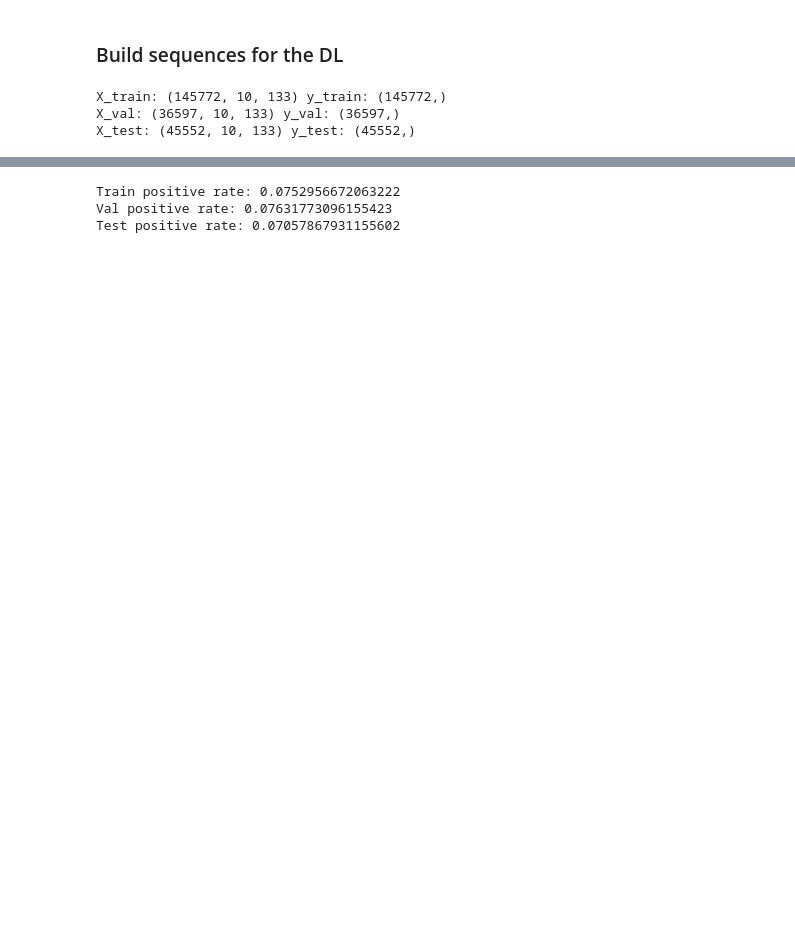
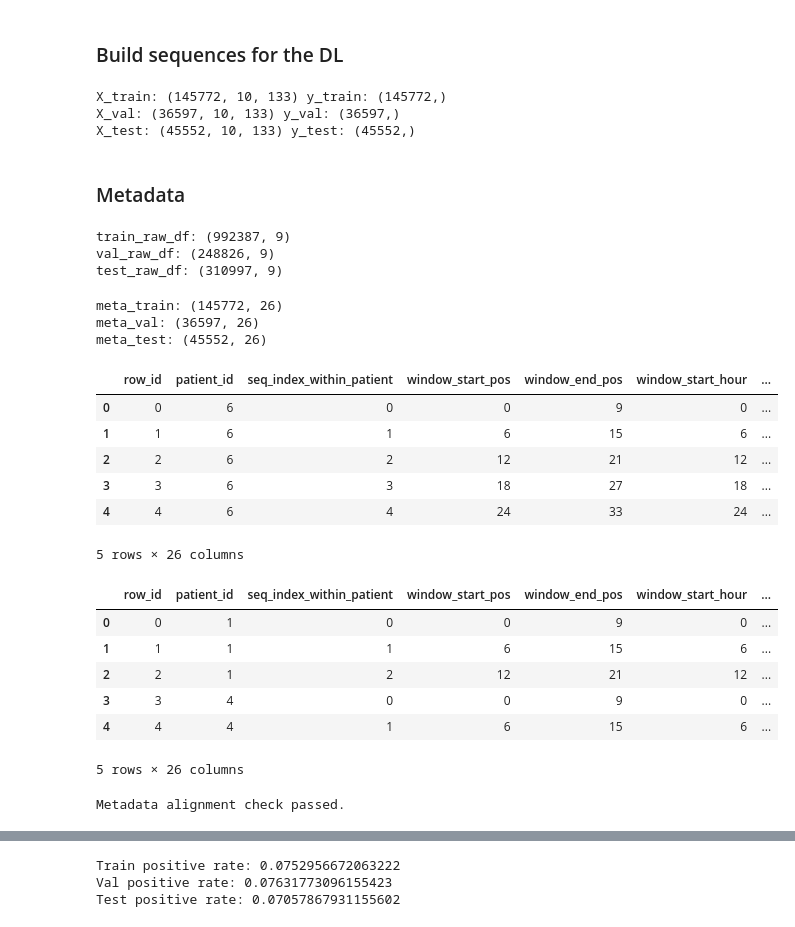
Before and after one commit to thuhieucn/Early-Sepsis-Prediction-in-Intensive-Care-Units, a Jupyter notebook: lstm-preptation.ipynb, the cells around one changed output, grey strips where cells are left out. Saved outputs shown, nothing was run; the diff lists cells and outputs as text; code cells hidden in the pictures; blank space fills up the shorter version.

Commit message:
Kaggle Notebook | LSTM_preptation | Version 5 - add metadata

```diff
--- a/lstm-preptation.ipynb
+++ b/lstm-preptation.ipynb
@@ -697,3 +695,29 @@ print("X_test:", X_test.shape, "y_test:", y_test.shape)
 X_train: (145772, 10, 133) y_train: (145772,)
 X_val: (36597, 10, 133) y_val: (36597,)
 X_test: (45552, 10, 133) y_test: (45552,)
+# %% [markdown]
+### Metadata
+# %%
+# ===== Raw data for sequence-level metadata =====
+
+# Chỉ giữ các biến raw quan trọng để nối với EDA
+META_RAW_COLS = ['HR', 'Resp', 'SBP', 'MAP', 'O2Sat', 'Temp']
+
+raw_base = X[['id', 'hour', 'SepsisLabel'] + META_RAW_COLS].copy()
+raw_base = raw_base.sort_values(['id', 'hour']).reset_index(drop=True)
+
+train_raw_df = raw_base[raw_base['id'].isin(train_ids_final)].copy()
+val_raw_df   = raw_base[raw_base['id'].isin(val_ids)].copy()
+test_raw_df  = raw_base[raw_base['id'].isin(test_ids)].copy()
+
+train_raw_df = train_raw_df.sort_values(['id', 'hour']).reset_index(drop=True)
+val_raw_df   = val_raw_df.sort_values(['id', 'hour']).reset_index(drop=True)
+test_raw_df  = test_raw_df.sort_values(['id', 'hour']).reset_index(drop=True)
+
+print("train_raw_df:", train_raw_df.shape)
+print("val_raw_df:", val_raw_df.shape)
+print("test_raw_df:", test_raw_df.shape)
+# %% [output]
+train_raw_df: (992387, 9)
+val_raw_df: (248826, 9)
+test_raw_df: (310997, 9)
@@ -699,0 +802,49 @@ X_test: (45552, 10, 133) y_test: (45552,)
+# %%
+# ===== Create sequence-level metadata =====
+
+meta_train = build_sequence_metadata(train_raw_df, seq_len=SEQ_LEN, pos_stride=1, neg_stride=6)
+meta_val   = build_sequence_metadata(val_raw_df,   seq_len=SEQ_LEN, pos_stride=1, neg_stride=6)
+meta_test  = build_sequence_metadata(test_raw_df,  seq_len=SEQ_LEN, pos_stride=1, neg_stride=6)
+
+print("meta_train:", meta_train.shape)
+print("meta_val:", meta_val.shape)
+print("meta_test:", meta_test.shape)
+
+display(meta_val.head())
+display(meta_test.head())
+# %% [output]
+meta_train: (145772, 26)
+meta_val: (36597, 26)
+meta_test: (45552, 26)
+|  | row_id | patient_id | seq_index_within_patient | window_start_pos | window_end_pos | window_start_hour | ... |
+| 0 | 0 | 6 | 0 | 0 | 9 | 0 | ... |
+| 1 | 1 | 6 | 1 | 6 | 15 | 6 | ... |
+| 2 | 2 | 6 | 2 | 12 | 21 | 12 | ... |
+| 3 | 3 | 6 | 3 | 18 | 27 | 18 | ... |
+| 4 | 4 | 6 | 4 | 24 | 33 | 24 | ... |
+5 rows × 26 columns
+|  | row_id | patient_id | seq_index_within_patient | window_start_pos | window_end_pos | window_start_hour | ... |
+| 0 | 0 | 1 | 0 | 0 | 9 | 0 | ... |
+| 1 | 1 | 1 | 1 | 6 | 15 | 6 | ... |
+| 2 | 2 | 1 | 2 | 12 | 21 | 12 | ... |
+| 3 | 3 | 4 | 0 | 0 | 9 | 0 | ... |
+| 4 | 4 | 4 | 1 | 6 | 15 | 6 | ... |
+5 rows × 26 columns
+# %%
+# ===== Alignment checks: MUST pass =====
+
+assert len(meta_train) == len(X_train) == len(y_train) == len(id_train)
+assert len(meta_val)   == len(X_val)   == len(y_val)   == len(id_val)
+assert len(meta_test)  == len(X_test)  == len(y_test)  == len(id_test)
+
+assert np.array_equal(meta_train['patient_id'].values, id_train)
+assert np.array_equal(meta_val['patient_id'].values, id_val)
+assert np.array_equal(meta_test['patient_id'].values, id_test)
+
+assert np.array_equal(meta_train['y_true'].values, y_train.astype(int))
+assert np.array_equal(meta_val['y_true'].values, y_val.astype(int))
+assert np.array_equal(meta_test['y_true'].values, y_test.astype(int))
+
+print("Metadata alignment check passed.")
+# %% [output]
+Metadata alignment check passed.
```
Also changed, not shown: parts of 4 cells of this notebook.
